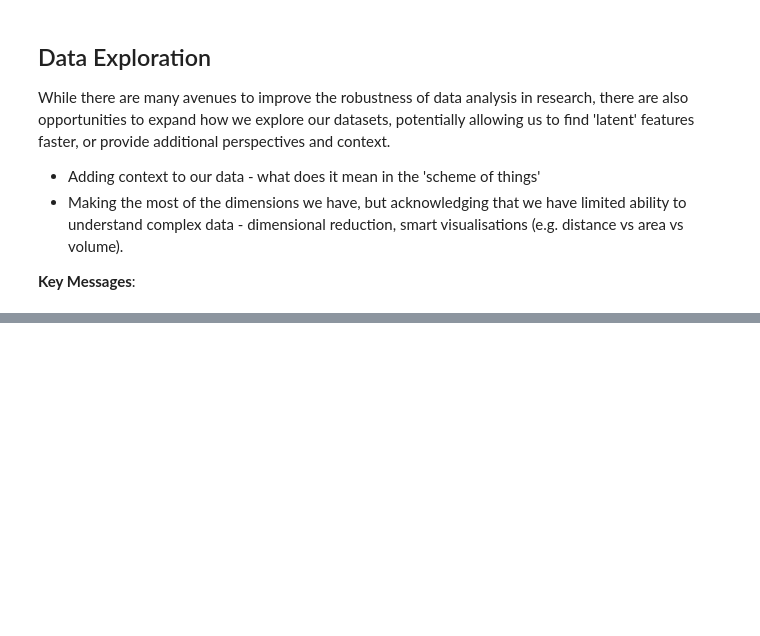
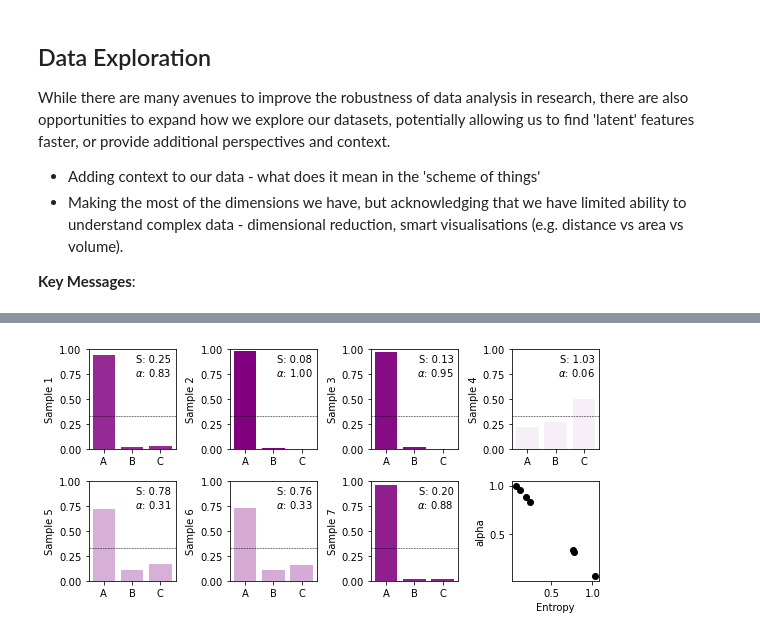
Before and after one commit to morganjwilliams/gs2020-diggingdeeper, a Jupyter notebook: 012_datavis.ipynb, the cells around one changed output, grey strips where cells are left out. Drawn from its saved outputs; the diff is of its cells as text; code cells hidden in the pictures; blank space fills up the shorter version.

```diff
--- a/012_datavis.ipynb
+++ b/012_datavis.ipynb
@@ -200,0 +37,44 @@ ipv.show()
+# %%
+import numpy as np
+import sklearn.datasets
+from scipy.stats import entropy
+import matplotlib.pyplot as plt
+from pyrolite.util.skl.pipeline import SVC_pipeline
+from pyrolite.util.skl.vis import alphas_from_multiclass_prob
+from pyrolite.util.plot import DEFAULT_DISC_COLORMAP
+
+from pyrolite.util.plot.axes import share_axes
+
+np.random.seed(82)
+
+wine = sklearn.datasets.load_wine()
+data, target = wine["data"], wine["target"]
+svc = SVC_pipeline(probability=True, verbose=0)
+wine_gs = svc.fit(data, target);
+
+fig, ax = plt.subplots(2, 4, figsize=(8,4))
+ax=ax.flat
+share_axes(ax[:-1], which='xy')
+
+cm = plt.cm.Greens
+
+ax[0].set_ylim(0, 1)
+n = 7
+dt = wine_gs.predict_proba(data)[::7][:n]
+dtalpha = alphas_from_multiclass_prob(dt, method='entropy')
+for ix in range(n):
+    ax[ix].axhline(1/3, color='k', ls='--', lw=0.5)
+    ax[ix].bar(['A', 'B', 'C'], dt[ix], alpha=dtalpha[ix], facecolor='purple')
+    ax[ix].set_ylabel('Sample {}'.format(ix+1))
+    ax[ix].annotate("S: {:.2f}".format(entropy(dt[ix]))+"\n"+r"$\alpha$: {:.2f}".format(dtalpha[ix]),
+                    xy=(0.95, 0.95),
+                    xycoords='axes fraction',
+                    ha='right',
+                    va='top')
+
+ax[-1].scatter([entropy(dt[ix]) for ix in range(n)], [dtalpha[ix]for ix in range(n)], color='k')
+ax[-1].set_xlabel('Entropy')
+ax[-1].set_ylabel('alpha')
+plt.tight_layout()
+# %% [output]
+[figure, added]
```
Also changed, not shown: parts of 38 cells of this notebook, 3 other files.
